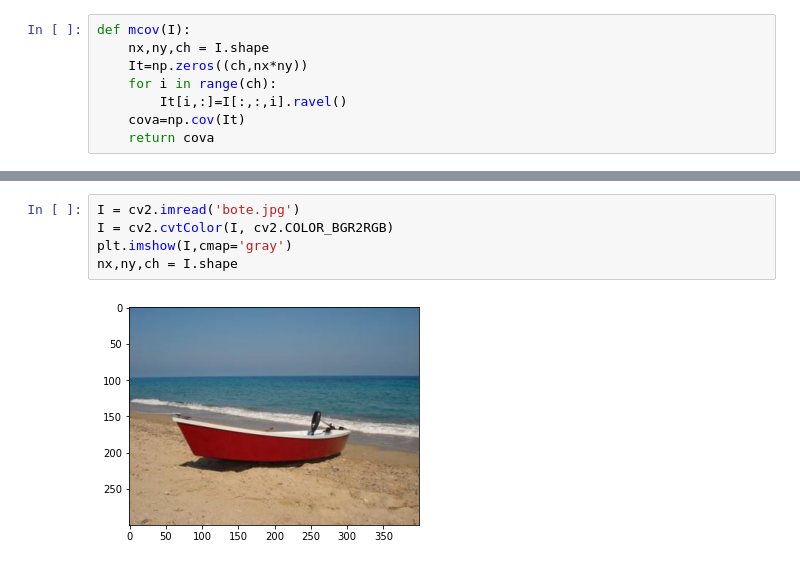
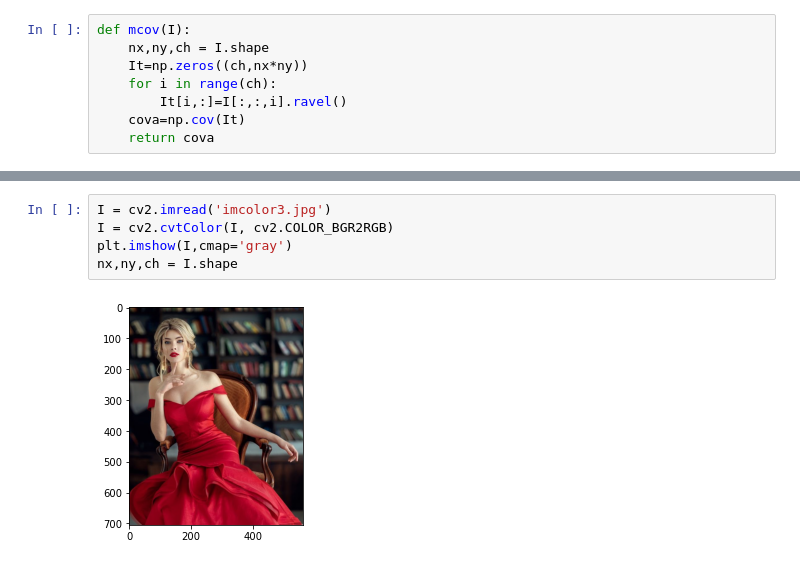
Before and after one commit to IgnacioArellano/Images_processing_using_python, a Jupyter notebook: GMM_color.ipynb, the cells around one changed output, grey strips where cells are left out. Drawn from its saved outputs; the diff is of its cells as text.

```diff
--- a/GMM_color.ipynb
+++ b/GMM_color.ipynb
@@ -23,8 +32,8 @@ def mcov(I):
 # %%
-I = cv2.imread('bote.jpg')
+I = cv2.imread('imcolor3.jpg')
 I = cv2.cvtColor(I, cv2.COLOR_BGR2RGB)
 plt.imshow(I,cmap='gray')
 nx,ny,ch = I.shape
 # %% [output]
-[figure, old version]
+[figure, new version]
 # %%
```
Also changed, not shown: parts of 8 cells of this notebook, 2 other files.
